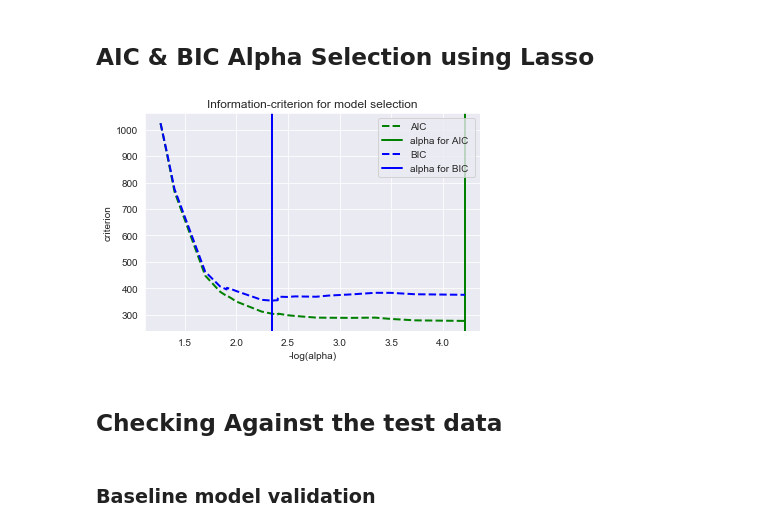
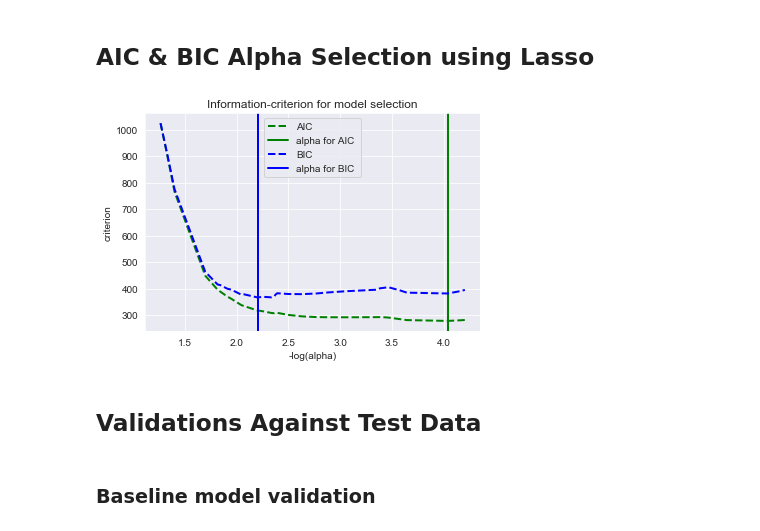
Before and after one commit to Matt-Newton998/Life_Expectancy-Mod04_Project, a Jupyter notebook: Modelling_Matt.ipynb, the cells around one changed output. Saved outputs shown, nothing was run; the diff lists cells and outputs as text; code cells hidden in the pictures.

```diff
--- a/Modelling_Matt.ipynb
+++ b/Modelling_Matt.ipynb
@@ -496,3 +508,6 @@ baseline = np.mean(cross_val_score(regression, X_3, y, scoring='r2', cv=crossval
 print("Inital R^2:", baseline)
 # %% [output]
 Inital R^2: 0.7190319812371024
+# %%
+X_cols = list(X_3.columns)
+X_3_test = X_test[X_cols]
@@ -499,2 +518,2 @@ Inital R^2: 0.7190319812371024
 # %%
-df_base, df_score = feature_combinations_r_sqrd_with_Inter_df(X_3,y)
+df_inter, df_score, df_score_test = feature_combinations_r_sqrd_with_Inter_df(X_3, y_train, X_test=X_3_test)
@@ -524,7 +549,7 @@ def add_interaction_feature(data, df_inter, df_score, num_inter):
 
     return data
 # %%
-data_combined = add_interaction_feature(X_3, df_base, df_score, 7)
+data_combined = add_interaction_feature(X_3, df_inter, df_score, 10)
 # %% [output]
 A value is trying to be set on a copy of a slice from a DataFrame.
 Try using .loc[row_indexer,col_indexer] = value instead
@@ -564,5 +711,0 @@ Full model R^2: 0.7385666665119374
-# %%
-X_const = sm.add_constant(data_combined)
-
-model = sm.OLS(y, X_const).fit()
-model.summary()
@@ -614,34 +720,34 @@ from sklearn.linear_model import LassoCV, LassoLarsCV, LassoLarsIC
 # %%
 # Finding the optimum alpha value for the AIC & BIC critiria
 
 model_bic = LassoLarsIC(criterion='bic')
-model_bic.fit(X, y)
+model_bic.fit(X_final, y_train)
 alpha_bic_ = model_bic.alpha_
 
 model_aic = LassoLarsIC(criterion='aic')
-model_aic.fit(X, y)
+model_aic.fit(X_final, y_train)
 alpha_aic_ = model_aic.alpha_
 
 
 def plot_ic_criterion(model, name, color):
     alpha_ = model.alpha_
     alphas_ = model.alphas_
     criterion_ = model.criterion_
     plt.plot(-np.log10(alphas_), criterion_, '--', color=color, linewidth=2, label= name)
     plt.axvline(-np.log10(alpha_), color=color, linewidth=2,
                 label='alpha for %s ' % name)
     plt.xlabel('-log(alpha)')
     plt.ylabel('criterion')
 
 plt.figure()
 plot_ic_criterion(model_aic, 'AIC', 'green')
 plot_ic_criterion(model_bic, 'BIC', 'blue')
 plt.legend()
 plt.title('Information-criterion for model selection');
 # %% [output]
-[figure, old version]
+[figure, new version]
-# %% [markdown]
-## Checking Against the test data
+# %% [markdown]
+## Validations Against  Test Data
 # %%
 from sklearn.linear_model import Lasso
 from sklearn.metrics import mean_squared_error, mean_squared_log_error
```
Also changed, not shown: parts of 49 cells of this notebook.
